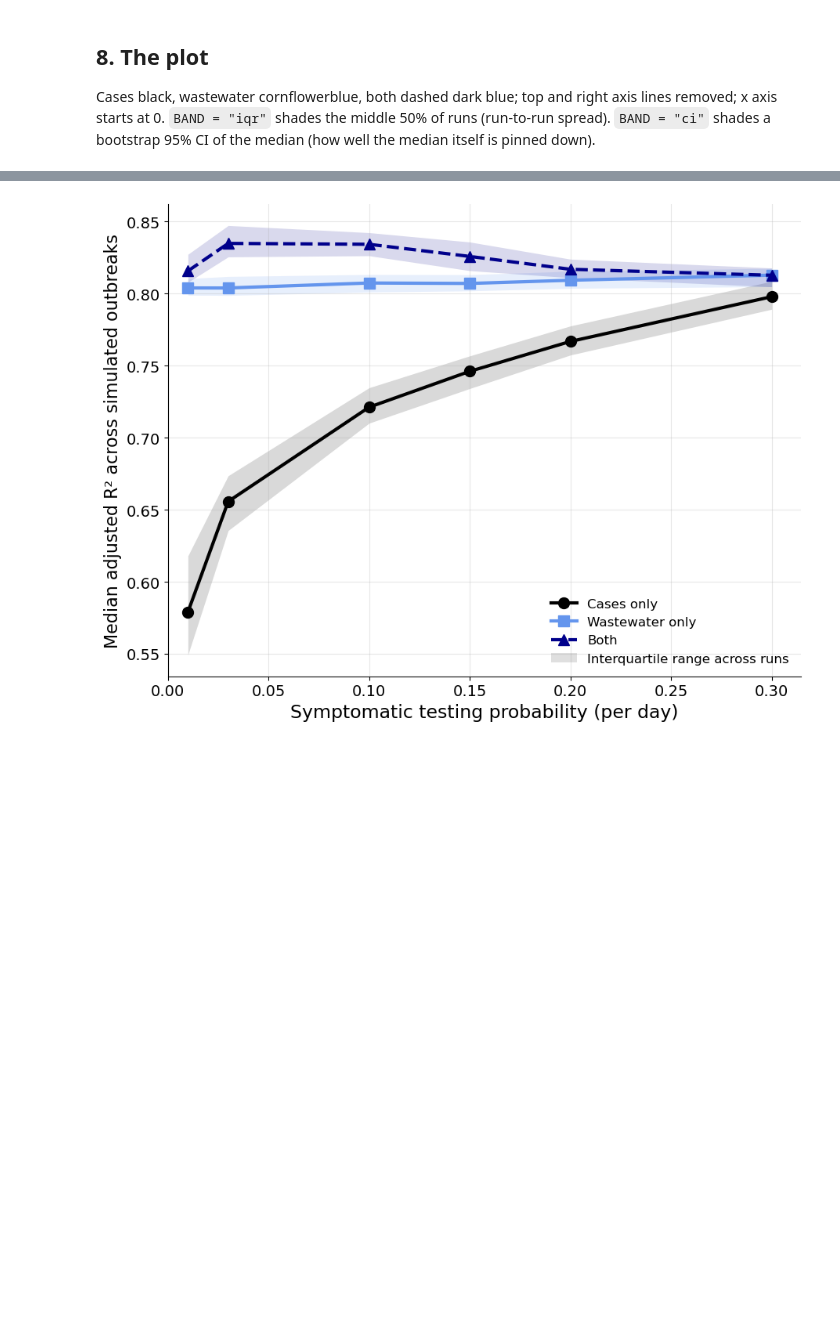
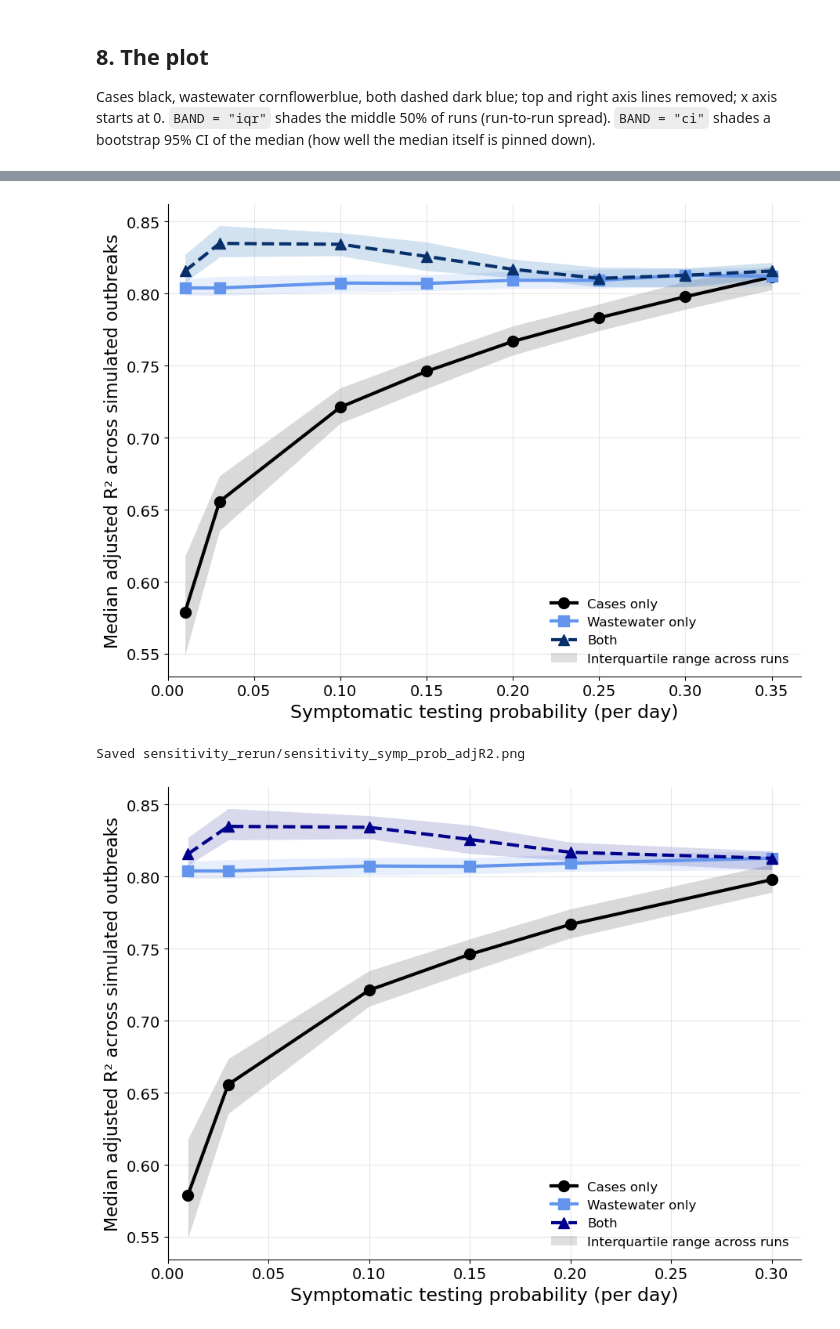
Before and after one commit to andersen-lab/covasim4wastewater, a Jupyter notebook: modeling/analysis_sandiego_cases_waste_water/sensitivity_symp_prob_rerun.ipynb, the cells around one changed output, grey strips where cells are left out. Saved outputs shown, nothing was run; the diff lists cells and outputs as text; code cells hidden in the pictures; blank space fills up the shorter version.

```diff
--- a/modeling/analysis_sandiego_cases_waste_water/sensitivity_symp_prob_rerun.ipynb
+++ b/modeling/analysis_sandiego_cases_waste_water/sensitivity_symp_prob_rerun.ipynb
@@ -317,3 +434,48 @@ Saved sensitivity_rerun/sensitivity_symp_prob_adjR2.png
+# %%
+from matplotlib.patches import Patch
+
+BAND = "iqr"        # "iqr" or "ci"
+
+STYLES = [   # model, legend label, line colour, band colour, line style, marker
+    ("cases",      "Cases only",      "black",          "black",          "-",  "o"),
+    ("wastewater", "Wastewater only", "cornflowerblue", "cornflowerblue", "-",  "s"),
+    ("both",       "Both",            "#08306b",        "#2171b5",        "--", "^"),
+]
+
+BAND_LABEL = {"iqr": "Interquartile range across runs", "ci": "95% CI of the median (bootstrap)"}
+
+def draw_adjr2(ax, results, param, band=BAND, fs=14):
+    sub = results[results["param"] == param].sort_values("value")   # sorts the new settings into order
+    x = sub["value"].astype(float)
+    lo, hi = ("q25", "q75") if band == "iqr" else ("ci_low", "ci_high")
+    for name, label, color, band_color, ls, mk in STYLES:            # six values, matching STYLES
+        ax.fill_between(x, sub[f"{lo}_{name}"], sub[f"{hi}_{name}"], color=band_color,
+                        alpha=0.20 if name == "both" else 0.15, linewidth=0)
+        ax.plot(x, sub[f"median_AdjR2_{name}"], ls=ls, marker=mk, color=color, lw=3, ms=10, label=label, clip_on=False)
+    ax.set_xlim(left=0)
+    for side in ("top", "right"):
+        ax.spines[side].set_visible(False)
+    ax.grid(alpha=0.3)
+    handles, labels = ax.get_legend_handles_labels()
+    handles.append(Patch(facecolor="gray", alpha=0.25, label=BAND_LABEL[band]))
+    ax.legend(handles=handles, fontsize=fs - 2, loc="lower right", frameon=False)
+
+def plot_symp_prob(results, band=BAND, save_to=None):
+    fig, ax = plt.subplots(figsize=(9.2, 6.9))
+    draw_adjr2(ax, results, "symp_prob", band)
+    ax.set_xlabel("Symptomatic testing probability (per day)", fontsize=17)
+    ax.set_ylabel("Median adjusted R\u00b2 across simulated outbreaks", fontsize=16)
+    ax.tick_params(labelsize=14)
+    fig.tight_layout()
+    if save_to:
+        fig.savefig(save_to, dpi=200)
+    plt.show()
+
+plot_symp_prob(results, save_to=OUT_DIR / "sensitivity_symp_prob_adjR2.png")
+print("Saved", OUT_DIR / "sensitivity_symp_prob_adjR2.png")
+# %% [output]
+[figure, added]
+Saved sensitivity_rerun/sensitivity_symp_prob_adjR2.png
 # %%
 from matplotlib.patches import Patch
 
```
Also changed, not shown: parts of 13 cells of this notebook.
